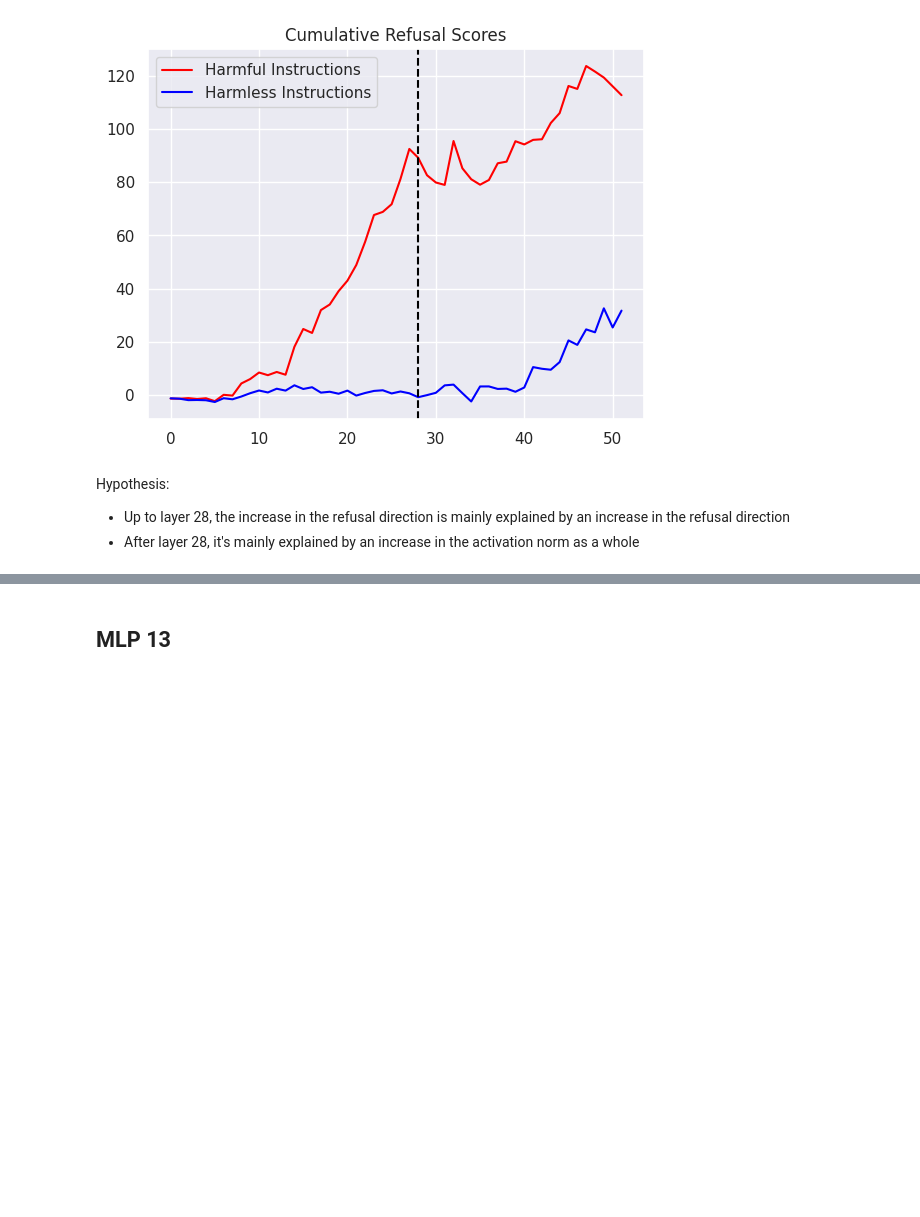
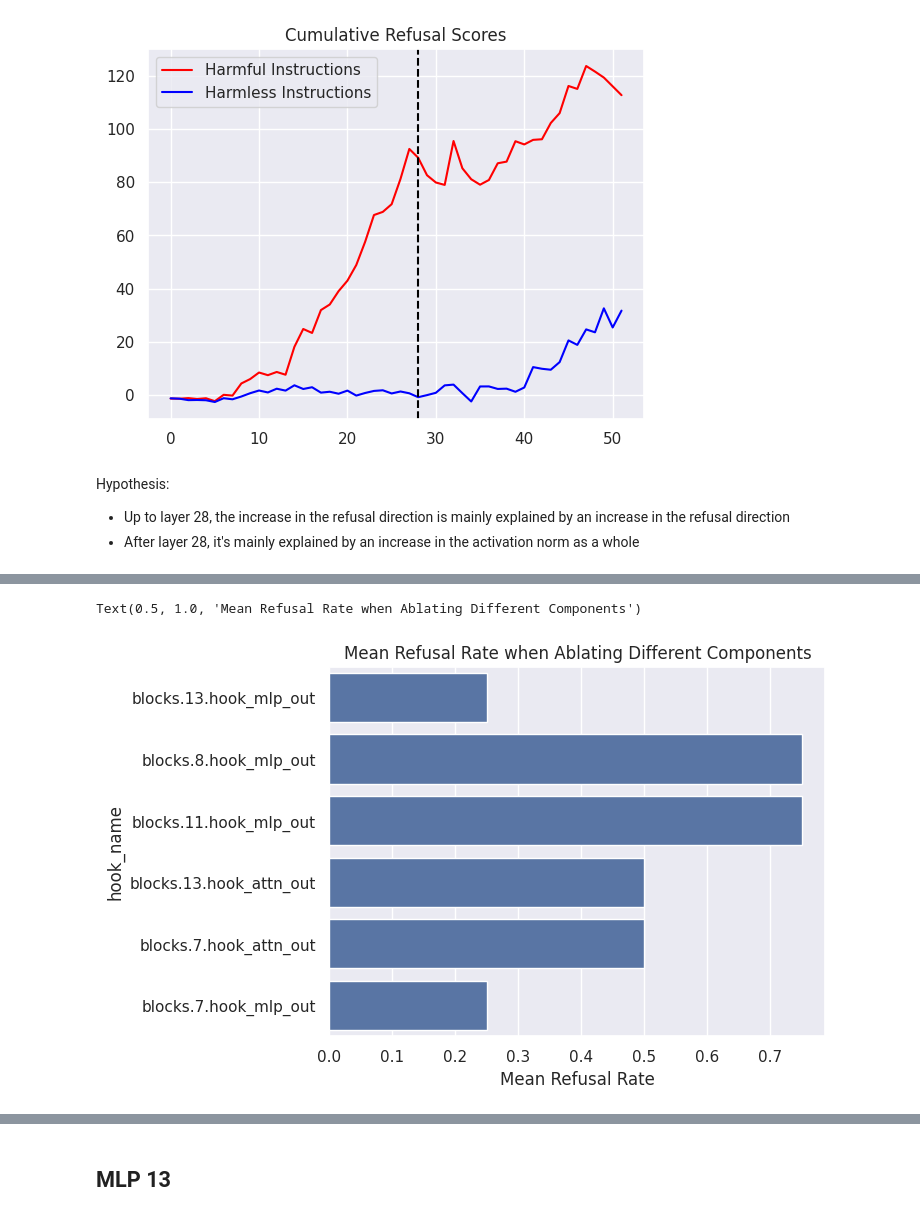
Before and after one commit to dtch1997/gemma-refusal-circuit, a Jupyter notebook: gemma_refusal_circuit/demo.ipynb, the cells around one changed output, grey strips where cells are left out. Cells and saved outputs as stored; diff of their text form; code cells hidden in the pictures; blank space fills up the shorter version.

```diff
--- a/gemma_refusal_circuit/demo.ipynb
+++ b/gemma_refusal_circuit/demo.ipynb
@@ -460,0 +836,32 @@ TODO.
+# %%
+dfs = []
+
+def get_component_hook_name(layer, site):
+    site_name = 'mlp_out' if site == 'mlp' else 'attn_out'
+    return utils.get_act_name(site_name, layer)
+
+for component in components:
+    print(f"Component: {component}")
+    # We want to patch from the harmless cache, in order to turn off refusal
+    # NOTE: Activation patching in this way is likely to also affect various other things...
+    hook = get_activation_patching_hook(component, harmless_cache, token_positions='last')
+    ablated_harmless_df = get_results_df(model, harmless_inst_test[:N_INST_TEST], tokenize_instructions_fn, fwd_hooks=[hook])
+    ablated_harmful_df = get_results_df(model, harmful_inst_test[:N_INST_TEST], tokenize_instructions_fn, fwd_hooks=[hook])
+
+    ablated_harmless_df['model_type'] = 'ablated'
+    ablated_harmless_df['is_instruction_harmful'] = False
+    ablated_harmful_df['model_type'] = 'ablated'
+    ablated_harmful_df['is_instruction_harmful'] = True
+
+    ablated_df = pd.concat([ablated_harmless_df, ablated_harmful_df])
+    # ablated_df = ablated_harmful_df
+    layer, site = component
+    ablated_df['layer'] = layer
+    ablated_df['site'] = site
+    hook_name = get_component_hook_name(layer, site)
+    ablated_df['hook_name'] = hook_name
+    ablated_df['differential'] = df[df['component'] == hook_name]['differential'].unique()[0]
+    dfs.append(ablated_df)
+
+ablated_df = pd.concat(dfs)
+ablated_df
@@ -460,0 +892,14 @@ TODO.
+# %%
+# Group by layer and site, then plot the mean harmful refusal rate
+
+plot_df = ablated_df[ablated_df.is_instruction_harmful == True]
+plot_df = plot_df.rename(columns = {'refusal_score': 'Mean Refusal Rate'})
+
+grouped = plot_df.groupby(['hook_name', 'is_instruction_harmful'])['Mean Refusal Rate'].mean().reset_index()
+order = plot_df[['hook_name', 'differential']].drop_duplicates().sort_values('differential', ascending=False)['hook_name']
+
+sns.barplot(data=grouped, x='Mean Refusal Rate', y='hook_name', order=order)
+plt.title("Mean Refusal Rate when Ablating Different Components")
+# %% [output]
+Text(0.5, 1.0, 'Mean Refusal Rate when Ablating Different Components')
+[figure, added]
```
Also changed, not shown: parts of 18 cells of this notebook, 2 other files.
